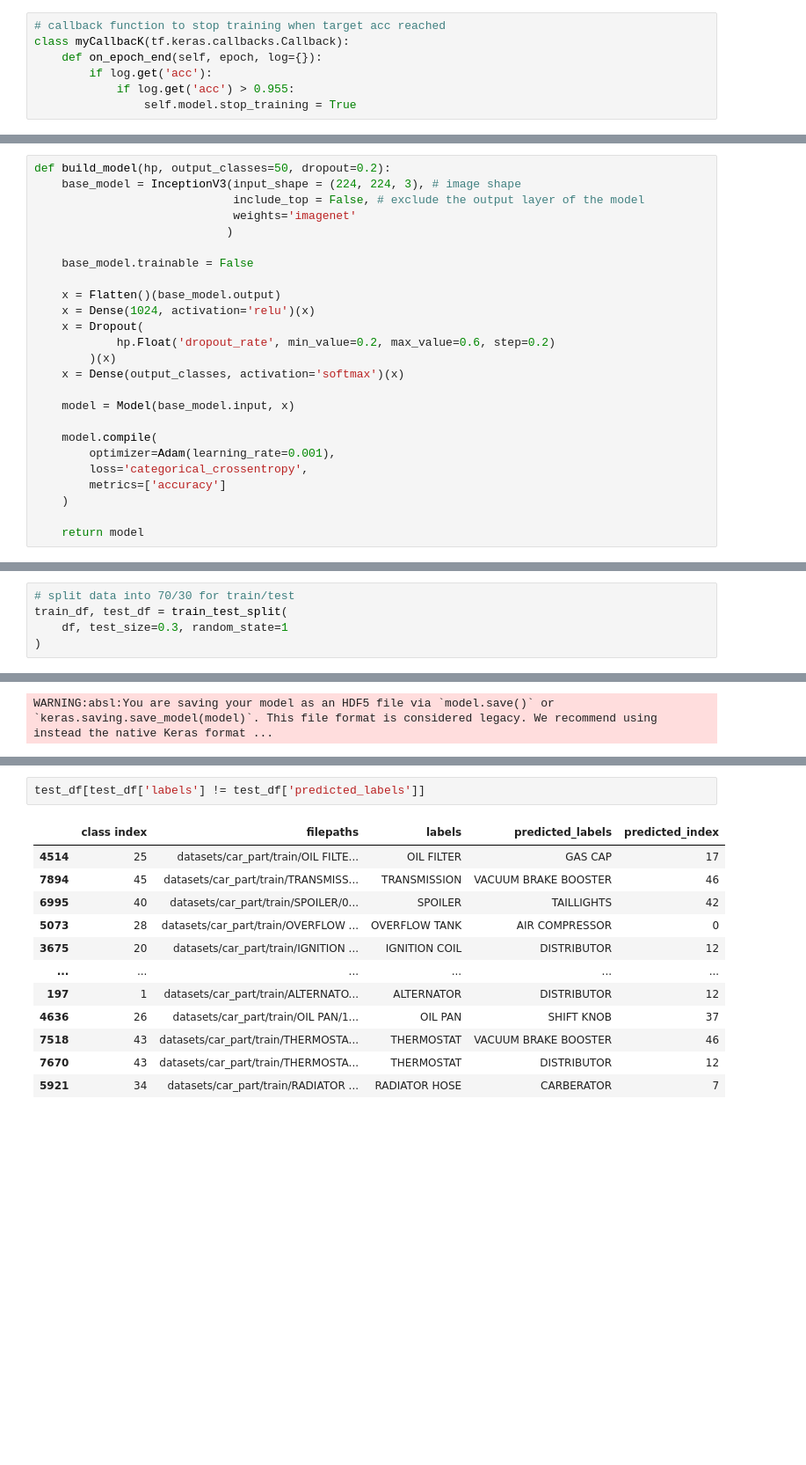
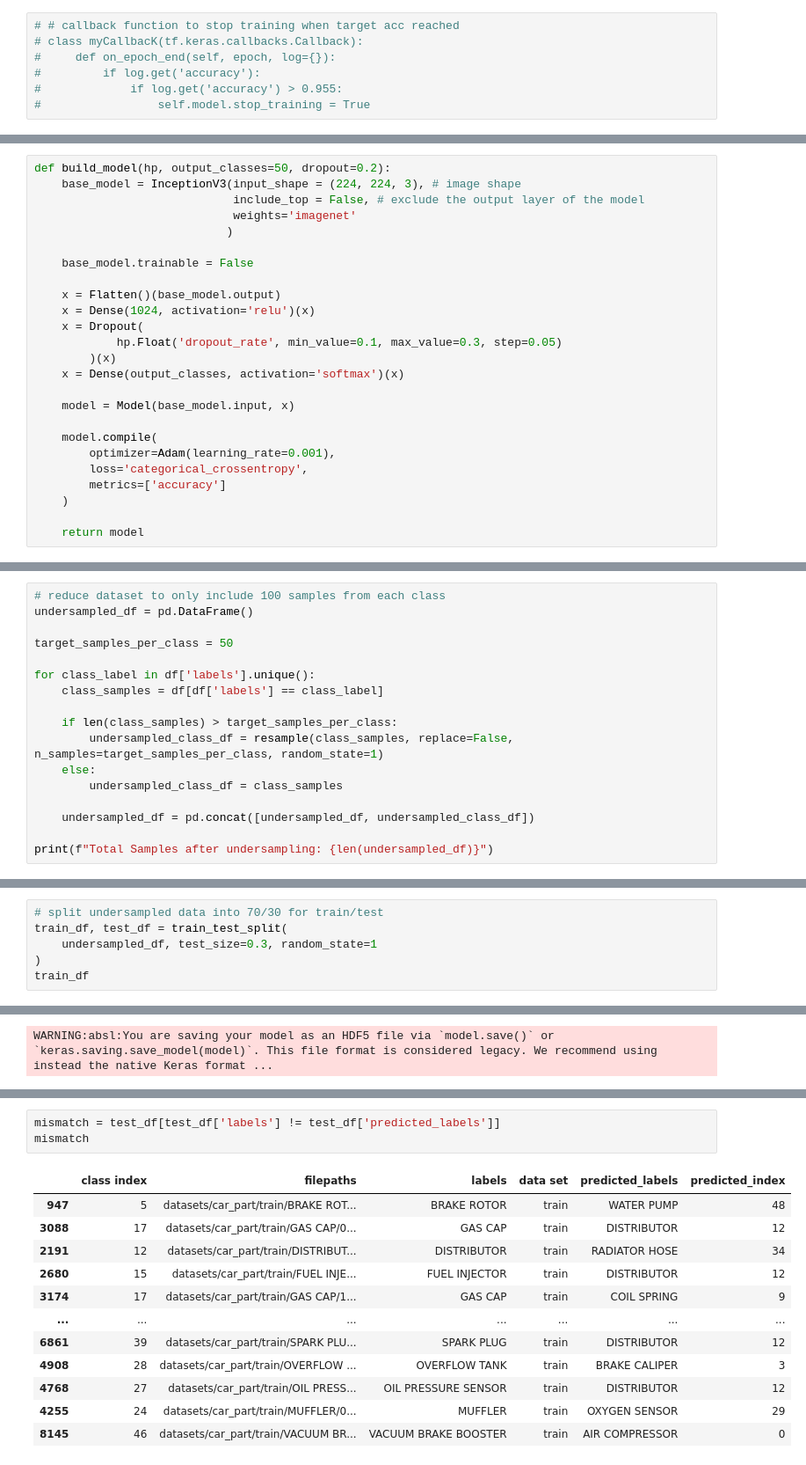
Before and after one commit to desracto/csci316-proj2, a Jupyter notebook: car-part.ipynb, the cells around one changed output, grey strips where cells are left out. Shown at 88% size. Cells and saved outputs as stored; diff of their text form; blank space fills up the shorter version.

```diff
--- a/car-part.ipynb
+++ b/car-part.ipynb
@@ -217,12 +217,12 @@ Model: "functional_15"
  Non-trainable params: 21,802,784 (83.17 MB)
  Optimizer params: 104,962,150 (400.40 MB)
 # %%
-# callback function to stop training when target acc reached
-class myCallbacK(tf.keras.callbacks.Callback):
-    def on_epoch_end(self, epoch, log={}):
-        if log.get('acc'):
-            if log.get('acc') > 0.955:
-                self.model.stop_training = True
+# # callback function to stop training when target acc reached
+# class myCallbacK(tf.keras.callbacks.Callback):
+#     def on_epoch_end(self, epoch, log={}):
+#         if log.get('accuracy'):
+#             if log.get('accuracy') > 0.955:
+#                 self.model.stop_training = True
 # %% [markdown]
 ### Generating Datasets
 # %% [markdown]
@@ -684,7 +680,7 @@ def build_model(hp, output_classes=50, dropout=0.2):
     x = Flatten()(base_model.output)
     x = Dense(1024, activation='relu')(x)
     x = Dropout(
-            hp.Float('dropout_rate', min_value=0.2, max_value=0.6, step=0.2)
+            hp.Float('dropout_rate', min_value=0.1, max_value=0.3, step=0.05)
         )(x)
     x = Dense(output_classes, activation='softmax')(x)
 
@@ -706,3 +703,20 @@ from sklearn.model_selection import train_test_split
 # %%
 image_size = (224, 224)
 batch_size=32
+# %%
+# reduce dataset to only include 100 samples from each class
+undersampled_df = pd.DataFrame()
+
+target_samples_per_class = 50
+
+for class_label in df['labels'].unique():
+    class_samples = df[df['labels'] == class_label]
+
+    if len(class_samples) > target_samples_per_class:
+        undersampled_class_df = resample(class_samples, replace=False, n_samples=target_samples_per_class, random_state=1)
+    else:
+        undersampled_class_df = class_samples
+
+    undersampled_df = pd.concat([undersampled_df, undersampled_class_df])
+
+print(f"Total Samples after undersampling: {len(undersampled_df)}")
@@ -709,7 +736,8 @@ batch_size=32
 # %%
-# split data into 70/30 for train/test
+# split undersampled data into 70/30 for train/test
 train_df, test_df = train_test_split(
-    df, test_size=0.3, random_state=1
+    undersampled_df, test_size=0.3, random_state=1
 )
+train_df
 # %% [output]
 |  | class index | filepaths | labels | data set |
@@ -914,15 +854,16 @@ test_df
 # %%
-test_df[test_df['labels'] != test_df['predicted_labels']]
+mismatch = test_df[test_df['labels'] != test_df['predicted_labels']]
+mismatch
 # %% [output]
-|  | class index | filepaths | labels | predicted_labels | predicted_index |
-| 4514 | 25 | datasets/car_part/train/OIL FILTE... | OIL FILTER | GAS CAP | 17 |
-| 7894 | 45 | datasets/car_part/train/TRANSMISS... | TRANSMISSION | VACUUM BRAKE BOOSTER | 46 |
-| 6995 | 40 | datasets/car_part/train/SPOILER/0... | SPOILER | TAILLIGHTS | 42 |
-| 5073 | 28 | datasets/car_part/train/OVERFLOW ... | OVERFLOW TANK | AIR COMPRESSOR | 0 |
-| 3675 | 20 | datasets/car_part/train/IGNITION ... | IGNITION COIL | DISTRIBUTOR | 12 |
-| ... | ... | ... | ... | ... | ... |
-| 197 | 1 | datasets/car_part/train/ALTERNATO... | ALTERNATOR | DISTRIBUTOR | 12 |
-| 4636 | 26 | datasets/car_part/train/OIL PAN/1... | OIL PAN | SHIFT KNOB | 37 |
-| 7518 | 43 | datasets/car_part/train/THERMOSTA... | THERMOSTAT | VACUUM BRAKE BOOSTER | 46 |
-| 7670 | 43 | datasets/car_part/train/THERMOSTA... | THERMOSTAT | DISTRIBUTOR | 12 |
-| 5921 | 34 | datasets/car_part/train/RADIATOR ... | RADIATOR HOSE | CARBERATOR | 7 |
+|  | class index | filepaths | labels | data set | predicted_labels | predicted_index |
+| 947 | 5 | datasets/car_part/train/BRAKE ROT... | BRAKE ROTOR | train | WATER PUMP | 48 |
+| 3088 | 17 | datasets/car_part/train/GAS CAP/0... | GAS CAP | train | DISTRIBUTOR | 12 |
+| 2191 | 12 | datasets/car_part/train/DISTRIBUT... | DISTRIBUTOR | train | RADIATOR HOSE | 34 |
+| 2680 | 15 | datasets/car_part/train/FUEL INJE... | FUEL INJECTOR | train | DISTRIBUTOR | 12 |
+| 3174 | 17 | datasets/car_part/train/GAS CAP/1... | GAS CAP | train | COIL SPRING | 9 |
+| ... | ... | ... | ... | ... | ... | ... |
+| 6861 | 39 | datasets/car_part/train/SPARK PLU... | SPARK PLUG | train | DISTRIBUTOR | 12 |
+| 4908 | 28 | datasets/car_part/train/OVERFLOW ... | OVERFLOW TANK | train | BRAKE CALIPER | 3 |
+| 4768 | 27 | datasets/car_part/train/OIL PRESS... | OIL PRESSURE SENSOR | train | DISTRIBUTOR | 12 |
+| 4255 | 24 | datasets/car_part/train/MUFFLER/0... | MUFFLER | train | OXYGEN SENSOR | 29 |
+| 8145 | 46 | datasets/car_part/train/VACUUM BR... | VACUUM BRAKE BOOSTER | train | AIR COMPRESSOR | 0 |
```
Also changed, not shown: parts of 29 cells of this notebook, 24 other files.
